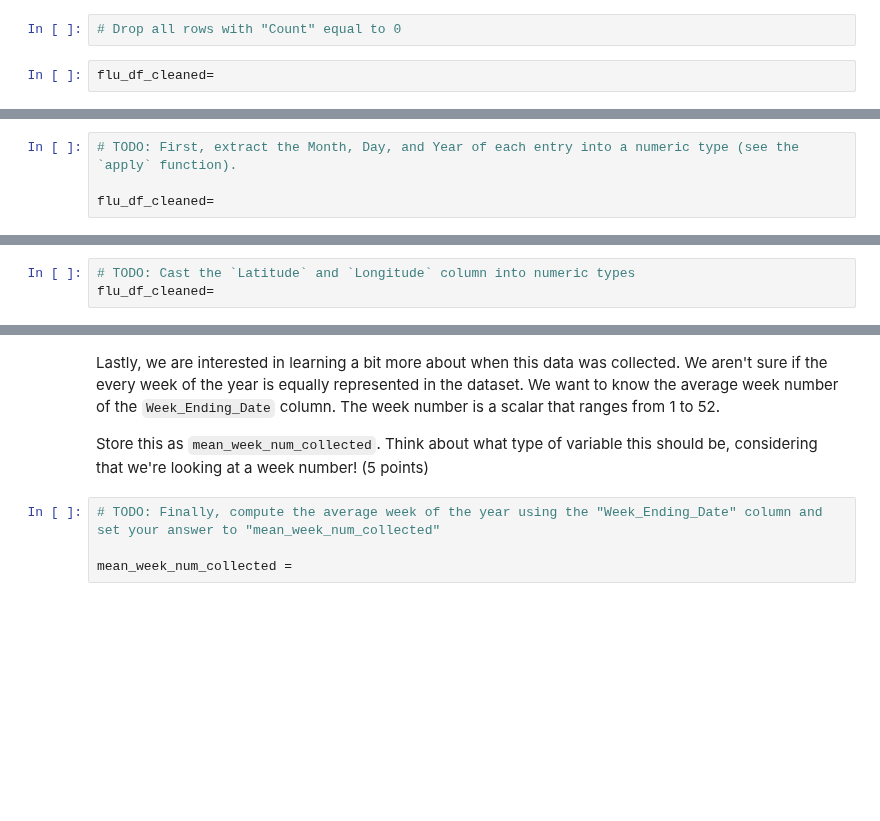
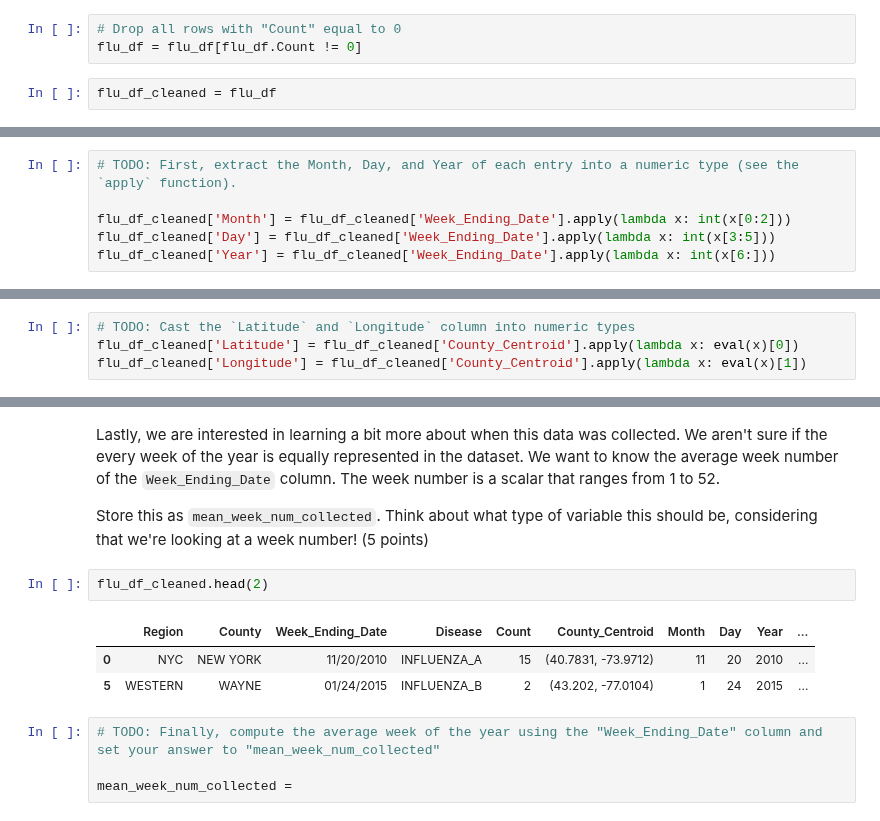
Before and after one commit to spatank/CIS-545, a Jupyter notebook: Homework_1_SPP.ipynb, the cells around one changed output, grey strips where cells are left out. Saved outputs shown, nothing was run; the diff lists cells and outputs as text; blank space fills up the shorter version.

```diff
--- a/Homework_1_SPP.ipynb
+++ b/Homework_1_SPP.ipynb
@@ -202,7 +241,8 @@ Refer to the documentation if you get stuck -- it's your best friend!
 # %%
 # Drop all rows with "Count" equal to 0
+flu_df = flu_df[flu_df.Count != 0]
 # %%
-flu_df_cleaned=
+flu_df_cleaned = flu_df
 # %% [markdown]
 View your dataframe again to check if you dropped the columns and the appropriate rows properly:
 # %%
@@ -230,7 +288,9 @@ Hint: Highly recommend using the "apply" function
 # %%
 # TODO: First, extract the Month, Day, and Year of each entry into a numeric type (see the `apply` function).
 
-flu_df_cleaned=
+flu_df_cleaned['Month'] = flu_df_cleaned['Week_Ending_Date'].apply(lambda x: int(x[0:2]))
+flu_df_cleaned['Day'] = flu_df_cleaned['Week_Ending_Date'].apply(lambda x: int(x[3:5]))
+flu_df_cleaned['Year'] = flu_df_cleaned['Week_Ending_Date'].apply(lambda x: int(x[6:]))
 # %% [markdown]
 Pass the dataframe into the auograder cell below (5 points) -- please note that the column names are case-sensitive!
 # %%
@@ -243,7 +307,8 @@ Name the columns `Latitude` and `Longitude` (5 points)
 # TODO: Next, extract columns for `Latitude` and `Longitude` by processing the tuple in `County_Centroid`
 # %%
 # TODO: Cast the `Latitude` and `Longitude` column into numeric types
-flu_df_cleaned=
+flu_df_cleaned['Latitude'] = flu_df_cleaned['County_Centroid'].apply(lambda x: eval(x)[0])
+flu_df_cleaned['Longitude'] = flu_df_cleaned['County_Centroid'].apply(lambda x: eval(x)[1])
 # %%
 # [CIS 545 PennGrader Cell] - 5 points
 grader.grade(test_case_id = 'flu_lat_long', answer = flu_df_cleaned)
@@ -251,6 +320,12 @@ grader.grade(test_case_id = 'flu_lat_long', answer = flu_df_cleaned)
 Lastly, we are interested in learning a bit more about when this data was collected. We aren't sure if the every week of the year is equally represented in the dataset. We want to know the average week number of the <code>Week_Ending_Date</code> column. The week number is a scalar that ranges from 1 to 52.
 
 Store this as `mean_week_num_collected`. Think about what type of variable this should be, considering that we're looking at a week number! (5 points)
+# %%
+flu_df_cleaned.head(2)
+# %% [output]
+|  | Region | County | Week_Ending_Date | Disease | Count | County_Centroid | Month | Day | Year | ... |
+| 0 | NYC | NEW YORK | 11/20/2010 | INFLUENZA_A | 15 | (40.7831, -73.9712) | 11 | 20 | 2010 | ... |
+| 5 | WESTERN | WAYNE | 01/24/2015 | INFLUENZA_B | 2 | (43.202, -77.0104) | 1 | 24 | 2015 | ... |
 # %%
 # TODO: Finally, compute the average week of the year using the "Week_Ending_Date" column and set your answer to "mean_week_num_collected"
 
```
Also changed, not shown: parts of 20 cells of this notebook.
